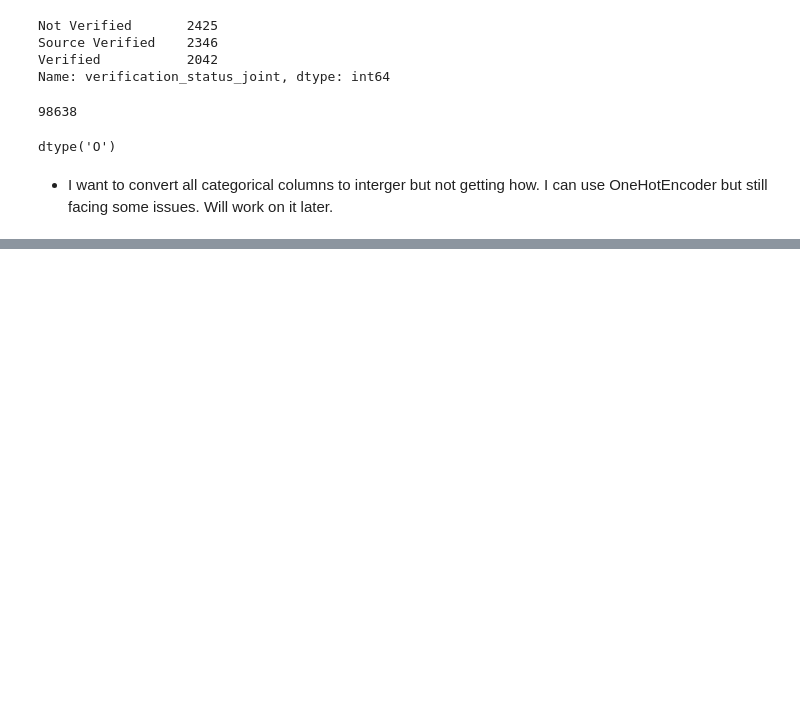
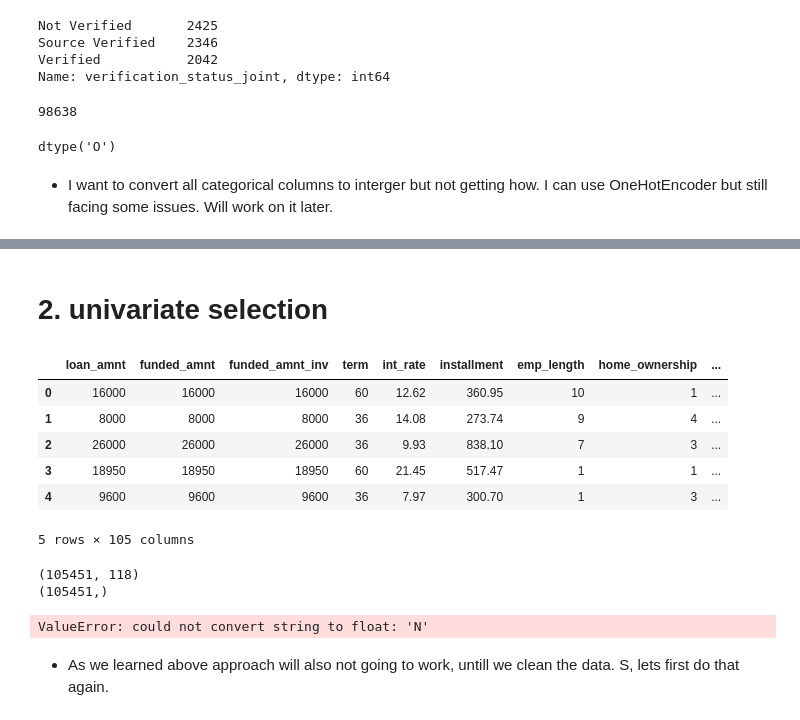
Before and after one commit to NeerajSomani04/LendingClub-2017Q2, a Jupyter notebook: EDA2.ipynb, the cells around one changed output, grey strips where cells are left out. Drawn from its saved outputs; the diff is of its cells as text; code cells hidden in the pictures; blank space fills up the shorter version.

```diff
--- a/EDA2.ipynb
+++ b/EDA2.ipynb
@@ -187,3 +180,0 @@ dtype('float64')
-# %%
-y = df.loan_amnt.values
-df.drop('loan_amnt',axis = 1, inplace=True)
@@ -338,0 +335,3 @@ dtype('O')
+# %%
+df.fillna(0.0,inplace=True)
+df.fillna(0,inplace=True)
@@ -338,0 +401,2 @@ dtype('O')
+# %% [markdown]
+# 2. univariate selection
@@ -338,0 +405,10 @@ dtype('O')
+# %%
+df.head()
+# %% [output]
+|  | loan_amnt | funded_amnt | funded_amnt_inv | term | int_rate | installment | emp_length | home_ownership | ... |
+| 0 | 16000 | 16000 | 16000 | 60 | 12.62 | 360.95 | 10 | 1 | ... |
+| 1 | 8000 | 8000 | 8000 | 36 | 14.08 | 273.74 | 9 | 4 | ... |
+| 2 | 26000 | 26000 | 26000 | 36 | 9.93 | 838.10 | 7 | 3 | ... |
+| 3 | 18950 | 18950 | 18950 | 60 | 21.45 | 517.47 | 1 | 1 | ... |
+| 4 | 9600 | 9600 | 9600 | 36 | 7.97 | 300.70 | 1 | 3 | ... |
+5 rows × 105 columns
@@ -338,0 +418,12 @@ dtype('O')
+# %%
+X = np.array(df.iloc[:,:])
+print(X.shape)
+print(y.shape)
+best2 = fs.SelectKBest(fs.f_regression, k=80).fit_transform(X,y)
+best2.shape
+# %% [output]
+(105451, 118)
+(105451,)
+ValueError: could not convert string to float: 'N'
+# %% [markdown]
+- As we learned above approach will also not going to work, untill we clean the data. S, lets first do that again.
```
Also changed, not shown: parts of 33 cells of this notebook.
